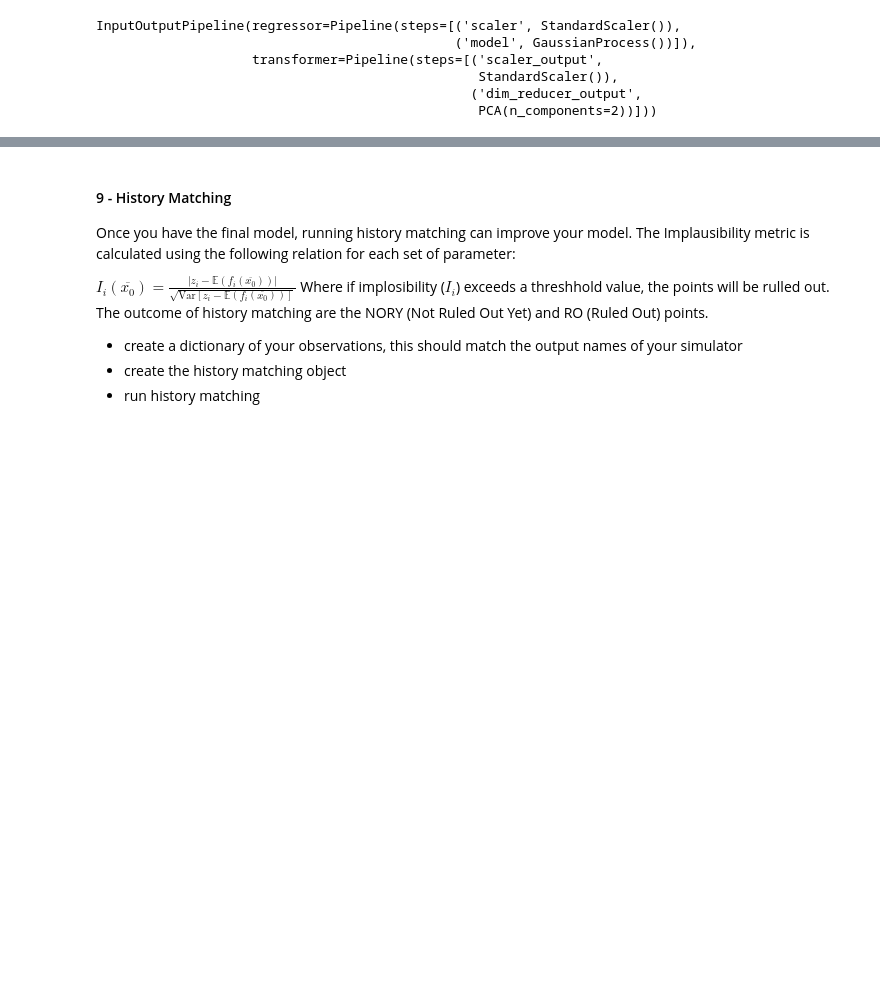
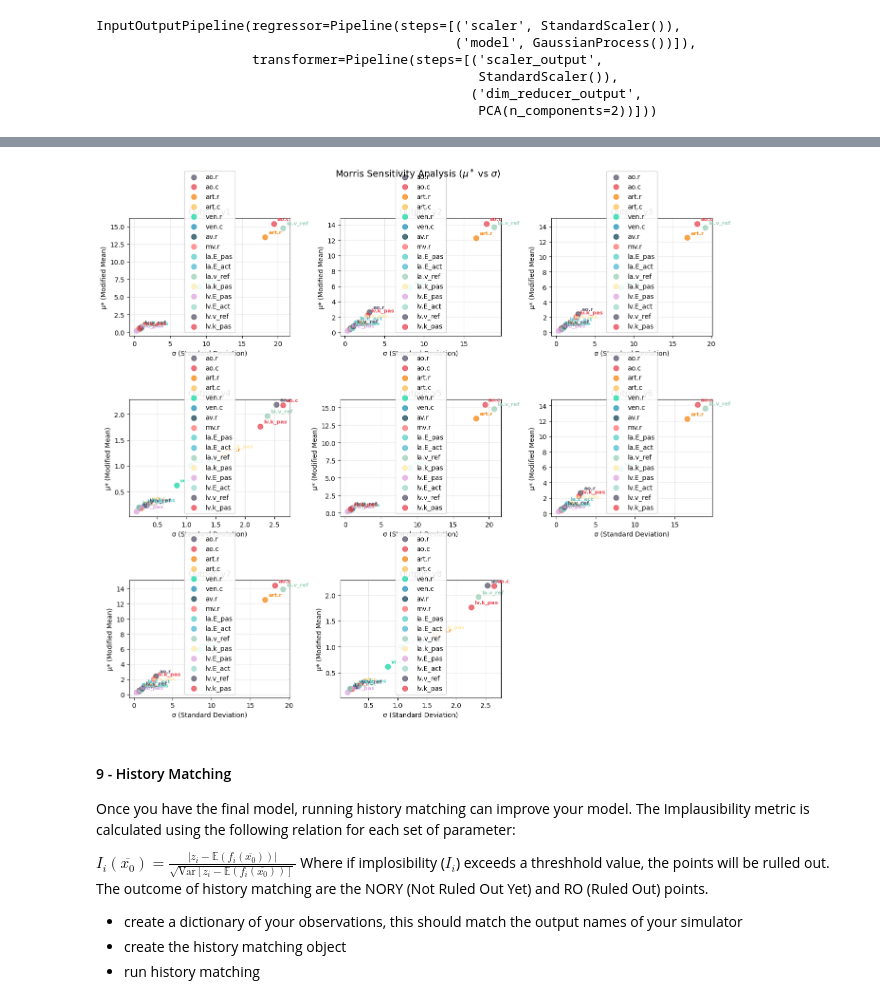
Before and after one commit to alan-turing-institute/autoemulate, a Jupyter notebook: docs/tutorials/07_AE_workflow.ipynb, the cells around one changed output, grey strips where cells are left out. Drawn from its saved outputs; the diff is of its cells as text; code cells hidden in the pictures; blank space fills up the shorter version.

Commit message:
added morris SA method , modified workflow for SA to appear before history matching

```diff
--- a/docs/tutorials/07_AE_workflow.ipynb
+++ b/docs/tutorials/07_AE_workflow.ipynb
@@ -230,0 +231,3 @@ em.plot_eval(gp_final)
+# %%
+si = em.sensitivity_analysis(problem=problem, method='morris')
+si
@@ -231,3 +248,7 @@ em.plot_eval(gp_final)
+# %%
+em.plot_sensitivity_analysis(si)
+# %% [output]
+[figure, added]
 # %% [markdown]
 #### 9 - History Matching
 
```
Also changed, not shown: parts of 19 cells of this notebook, 4 other files.
